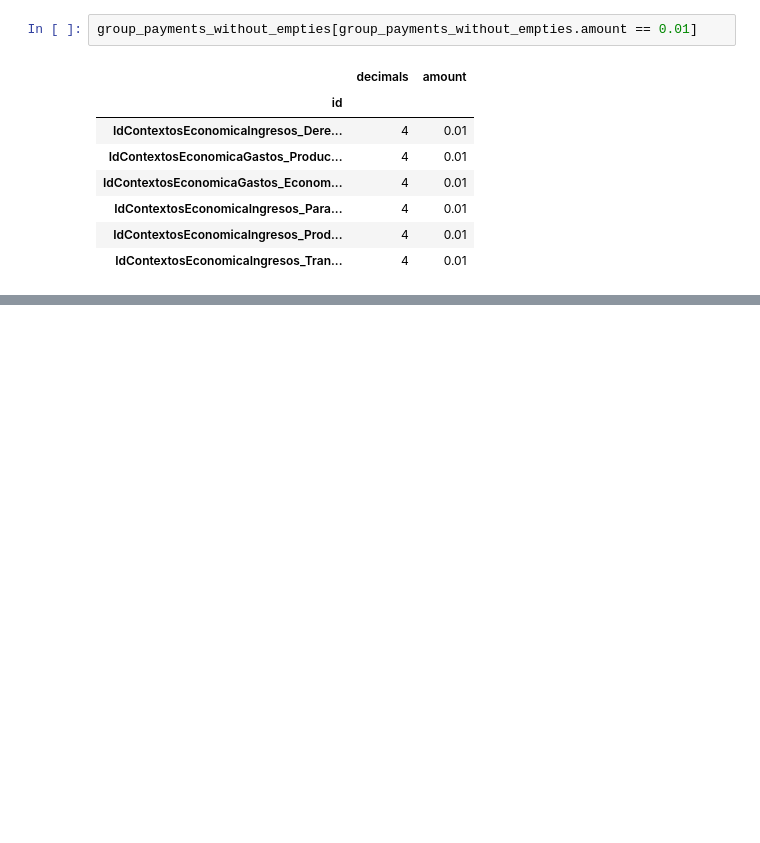
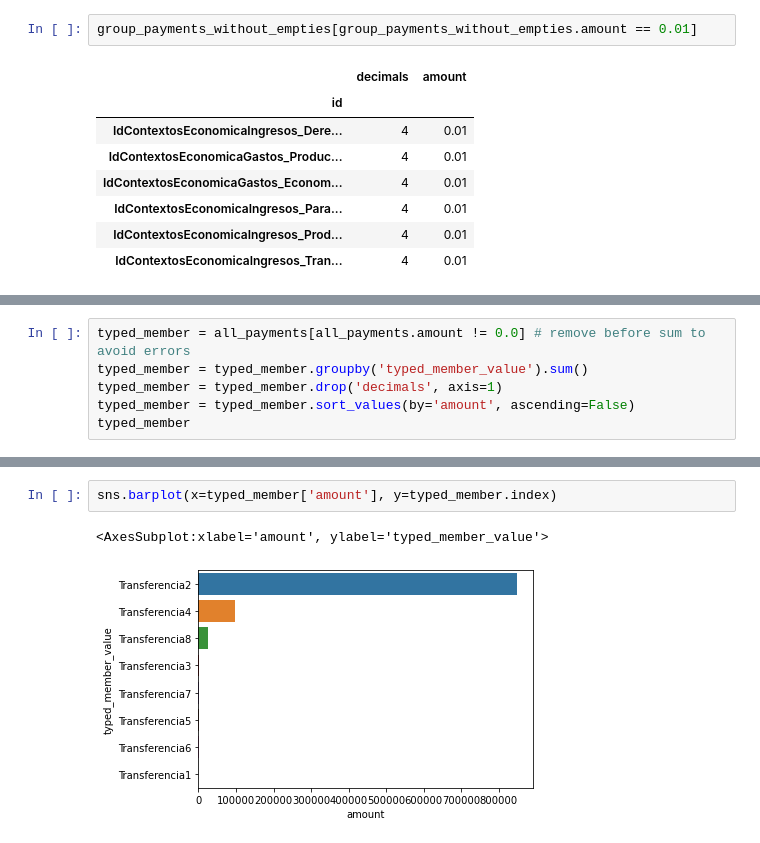
Before and after one commit to CrisKrus/kaggle, a Jupyter notebook: 05-open-data/teruel/analysis.ipynb, the cells around one changed output, grey strips where cells are left out. Cells and saved outputs as stored; diff of their text form; blank space fills up the shorter version.

```diff
--- a/05-open-data/teruel/analysis.ipynb
+++ b/05-open-data/teruel/analysis.ipynb
@@ -221,0 +313,6 @@ group_payments_without_empties[group_payments_without_empties.amount == 0.01]
+# %%
+typed_member = all_payments[all_payments.amount != 0.0] # remove before sum to avoid errors
+typed_member = typed_member.groupby('typed_member_value').sum()
+typed_member = typed_member.drop('decimals', axis=1)
+typed_member = typed_member.sort_values(by='amount', ascending=False)
+typed_member
@@ -221,0 +330,5 @@ group_payments_without_empties[group_payments_without_empties.amount == 0.01]
+# %%
+sns.barplot(x=typed_member['amount'], y=typed_member.index)
+# %% [output]
+<AxesSubplot:xlabel='amount', ylabel='typed_member_value'>
+[figure, added]
```
Also changed, not shown: parts of 20 cells of this notebook, 7 other files.
